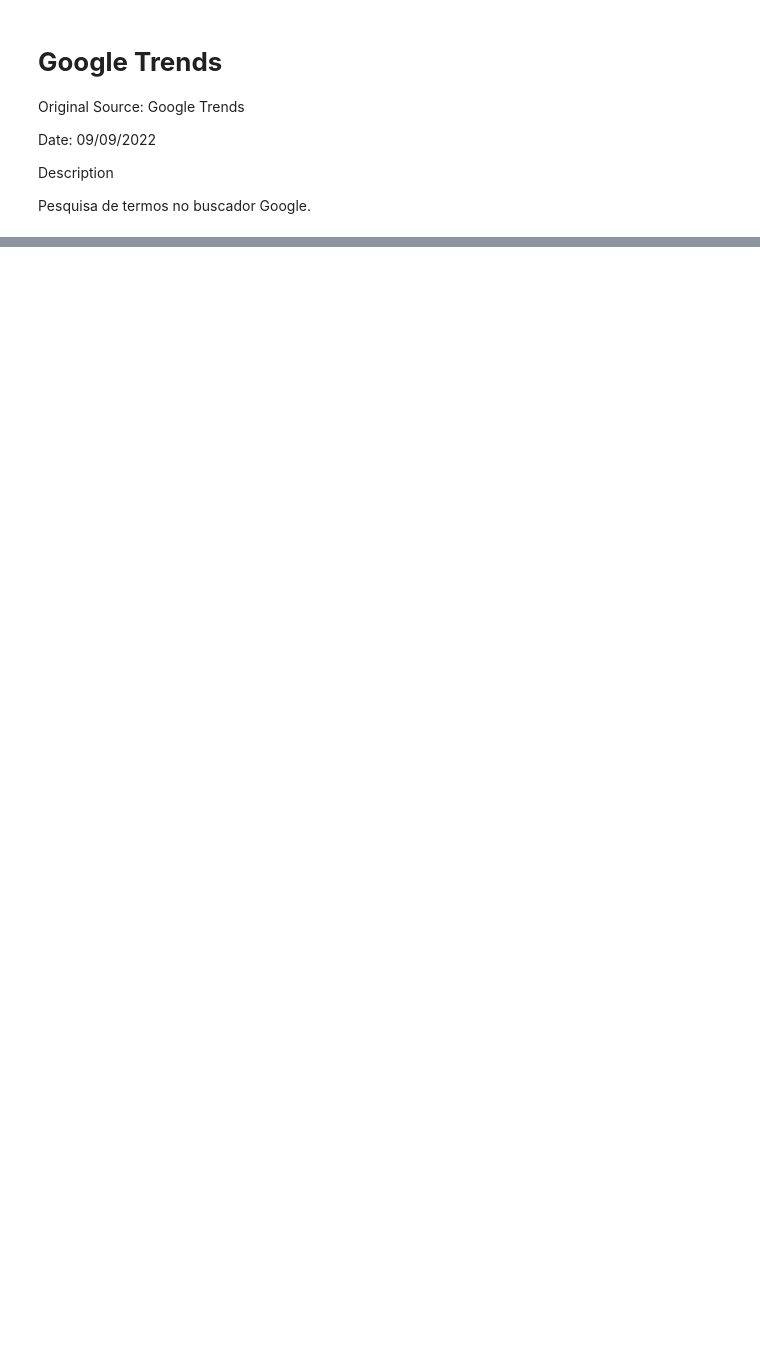
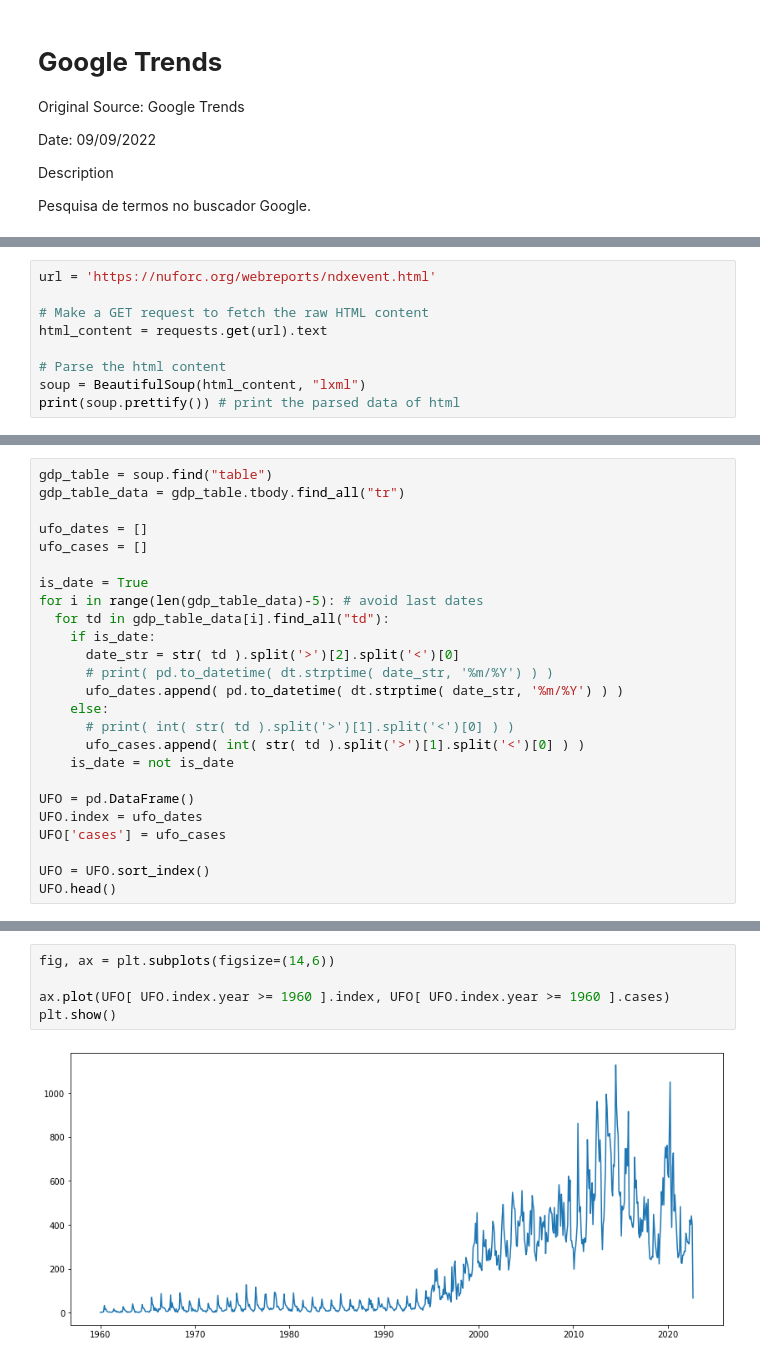
Before and after one commit to Rogerio-mack/Temporal, a Jupyter notebook: data_sources.ipynb, the cells around one changed output, grey strips where cells are left out. Saved outputs shown, nothing was run; the diff lists cells and outputs as text; blank space fills up the shorter version.

```diff
--- a/data_sources.ipynb
+++ b/data_sources.ipynb
@@ -1539,0 +1532,9 @@ plt.show()
+# %%
+url = 'https://nuforc.org/webreports/ndxevent.html'
+
+# Make a GET request to fetch the raw HTML content
+html_content = requests.get(url).text
+
+# Parse the html content
+soup = BeautifulSoup(html_content, "lxml")
+print(soup.prettify()) # print the parsed data of html
@@ -1539,0 +1559,25 @@ plt.show()
+# %%
+gdp_table = soup.find("table")
+gdp_table_data = gdp_table.tbody.find_all("tr")
+
+ufo_dates = []
+ufo_cases = []
+
+is_date = True
+for i in range(len(gdp_table_data)-5): # avoid last dates
+  for td in gdp_table_data[i].find_all("td"):
+    if is_date:
+      date_str = str( td ).split('>')[2].split('<')[0]
+      # print( pd.to_datetime( dt.strptime( date_str, '%m/%Y') ) )
+      ufo_dates.append( pd.to_datetime( dt.strptime( date_str, '%m/%Y') ) )
+    else:
+      # print( int( str( td ).split('>')[1].split('<')[0] ) )
+      ufo_cases.append( int( str( td ).split('>')[1].split('<')[0] ) )
+    is_date = not is_date
+
+UFO = pd.DataFrame()
+UFO.index = ufo_dates
+UFO['cases'] = ufo_cases
+
+UFO = UFO.sort_index()
+UFO.head()
@@ -1539,0 +1591,7 @@ plt.show()
+# %%
+fig, ax = plt.subplots(figsize=(14,6))
+
+ax.plot(UFO[ UFO.index.year >= 1960 ].index, UFO[ UFO.index.year >= 1960 ].cases)
+plt.show()
+# %% [output]
+[figure, added]
```
Also changed, not shown: parts of 43 cells of this notebook.
